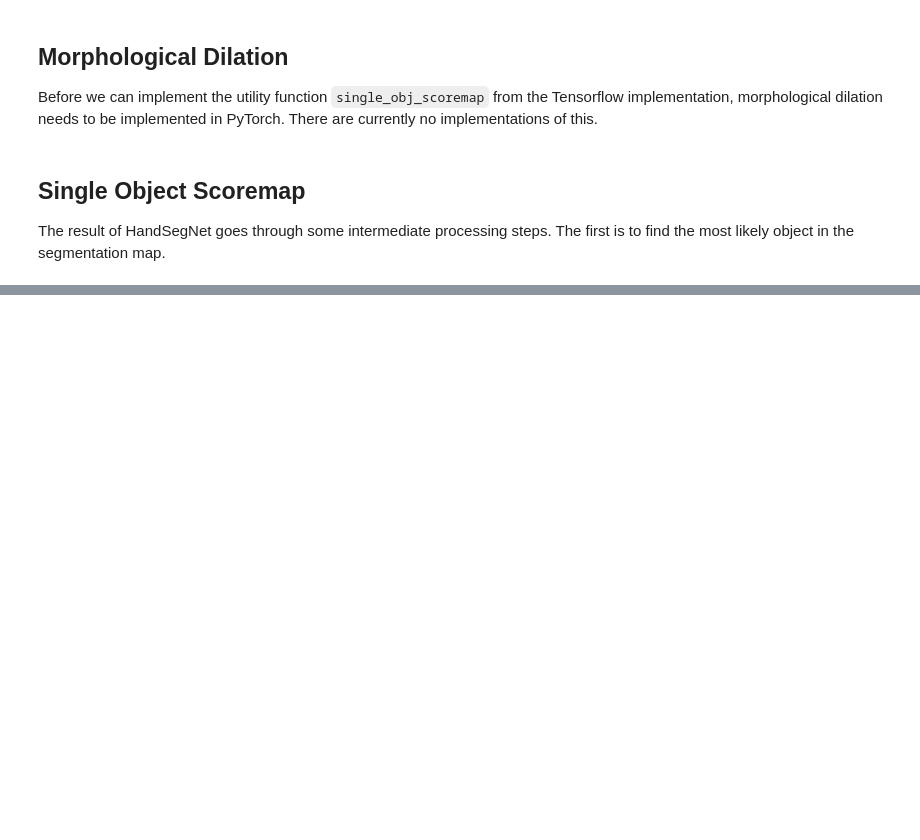
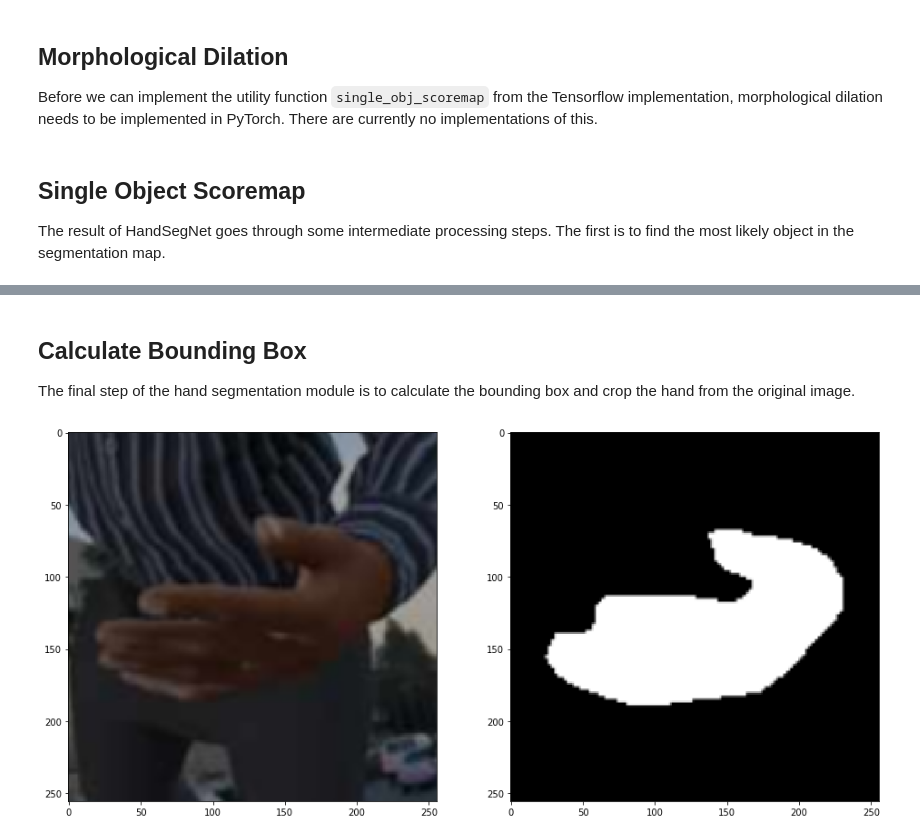
Before and after one commit to ajdillhoff/colorhandpose3d-pytorch, a Jupyter notebook: notebooks/handsegnet_demo.ipynb, the cells around one changed output, grey strips where cells are left out. Cells and saved outputs as stored; diff of their text form; code cells hidden in the pictures; blank space fills up the shorter version.

Commit message:
Added bounding box calculation and demo.

```diff
--- a/notebooks/handsegnet_demo.ipynb
+++ b/notebooks/handsegnet_demo.ipynb
@@ -183,0 +185,4 @@ visualize_mask(img, t_img)
+# %% [markdown]
+## Calculate Bounding Box
+
+The final step of the hand segmentation module is to calculate the bounding box and crop the hand from the original image.
@@ -183,0 +274,15 @@ visualize_mask(img, t_img)
+# %%
+# Test the implementation of calc_center_bb
+centers, bbs, crops = calc_center_bb(test_output)
+crops = crops.to(torch.float32)
+crop_size = 256
+
+crops[0] *= 1.25
+scale_crop = min(max(crop_size / crops[0], 0.25), 5.0)
+image_crop = crop_image_from_xy(sample_original, centers, crop_size, scale_crop)
+mask_crop = crop_image_from_xy(test_output, centers, crop_size, scale_crop)
+img = transform0(image_crop[0])
+mask_img = transform0(mask_crop[0])
+visualize_mask(img, mask_img)
+# %% [output]
+[figure, added]
```
Also changed, not shown: parts of 4 cells of this notebook, 1 other file.
